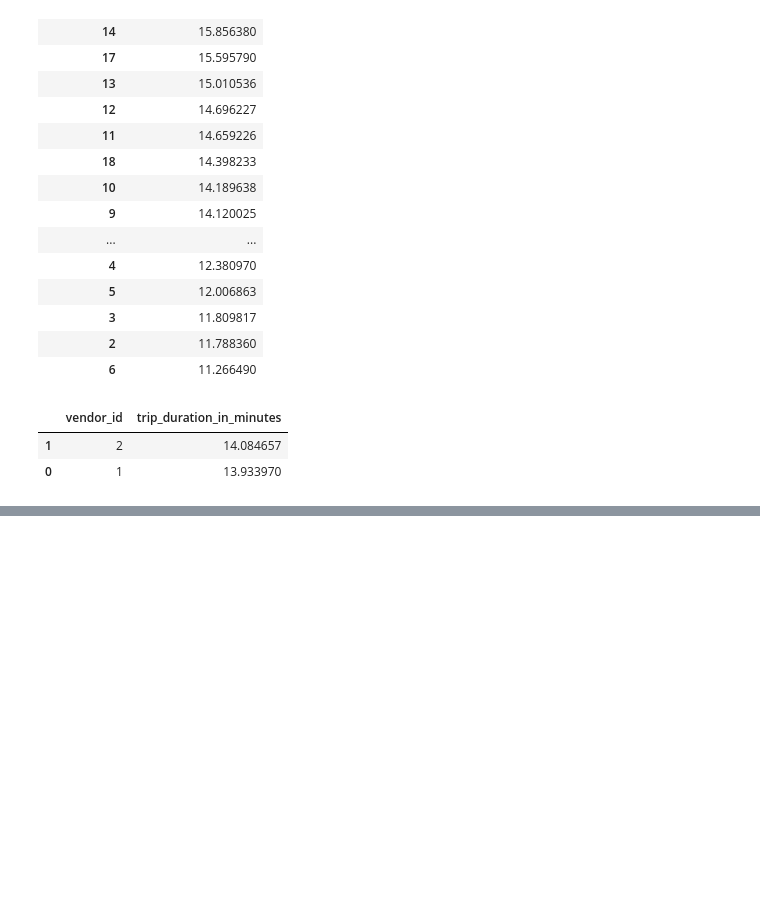
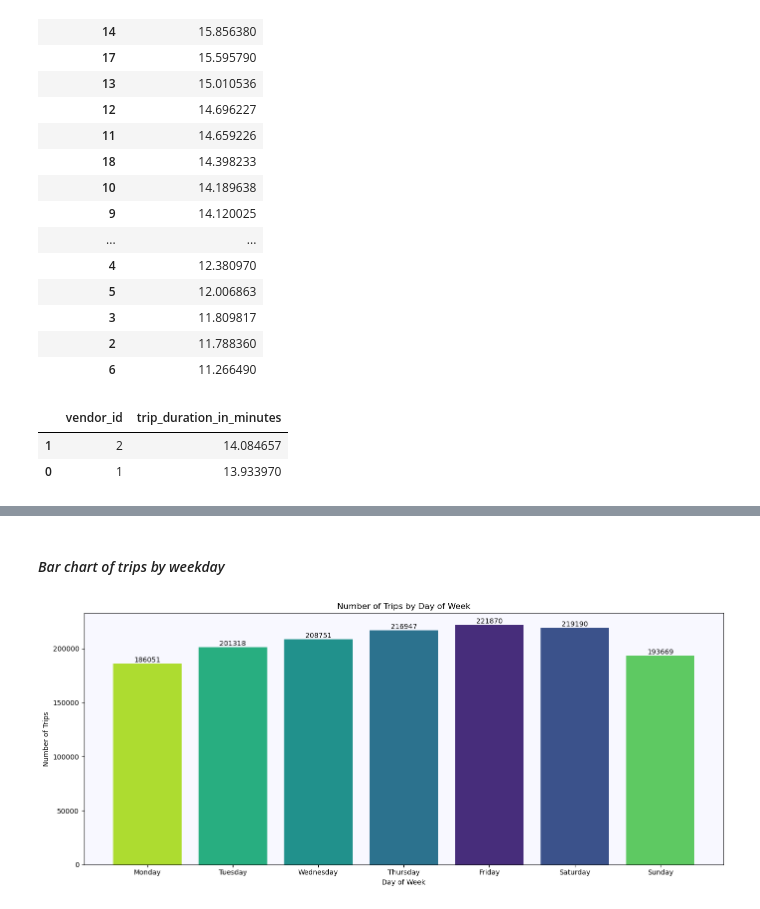
Before and after one commit to huseynaxmedov1999/Hourly-and-Daily-Pattern-Analysis-for-NYC-Taxi-Trips, a Jupyter notebook: Hourly and Daily Pattern Analysis for NYC Taxi Trips.ipynb, the cells around one changed output, grey strips where cells are left out. Saved outputs shown, nothing was run; the diff lists cells and outputs as text; code cells hidden in the pictures; blank space fills up the shorter version.

```diff
--- a/Hourly and Daily Pattern Analysis for NYC Taxi Trips.ipynb
+++ b/Hourly and Daily Pattern Analysis for NYC Taxi Trips.ipynb
@@ -222,0 +239,19 @@ new_df.groupby('vendor_id').agg({'trip_duration_in_minutes': 'mean'}).reset_inde
+# %% [markdown]
+#### *Bar chart of trips by weekday*
+# %%
+plt.figure(figsize=(14, 6)) # Set the figure size
+ax = plt.gca() # Get the current axes
+ax.bar(weekday_trips.index, weekday_trips['trip_count'], color= sns.color_palette('viridis',len(weekday_trips))) # Create a bar plot with a color palette
+for x in ax.patches: # Add text labels on top of each bar
+    plt.text(x.get_x() + x.get_width() / 2, x.get_height(), str(int(x.get_height())), ha='center', va='bottom')
+ax.set_facecolor('#F8F8FF') # Set the background color of the plot
+ax.set_title('Number of Trips by Day of Week') # Set the title of the plot
+ax.set_xlabel('Day of Week') #  Set the x-axis label
+ax.set_ylabel('Number of Trips') # Set the y-axis label
+ax.set_xticks(range(1, 8)) # Set the x-ticks to correspond to the days of the week (1-7)
+ax.set_xticklabels(['Monday', 'Tuesday', 'Wednesday', 'Thursday', 'Friday', 'Saturday', 'Sunday']) # Set the x-tick labels to the names of the days of the week
+
+plt.tight_layout() # Adjust the layout to prevent overlap
+plt.show()
+# %% [output]
+[figure, added]
```
Also changed, not shown: parts of 31 cells of this notebook.
